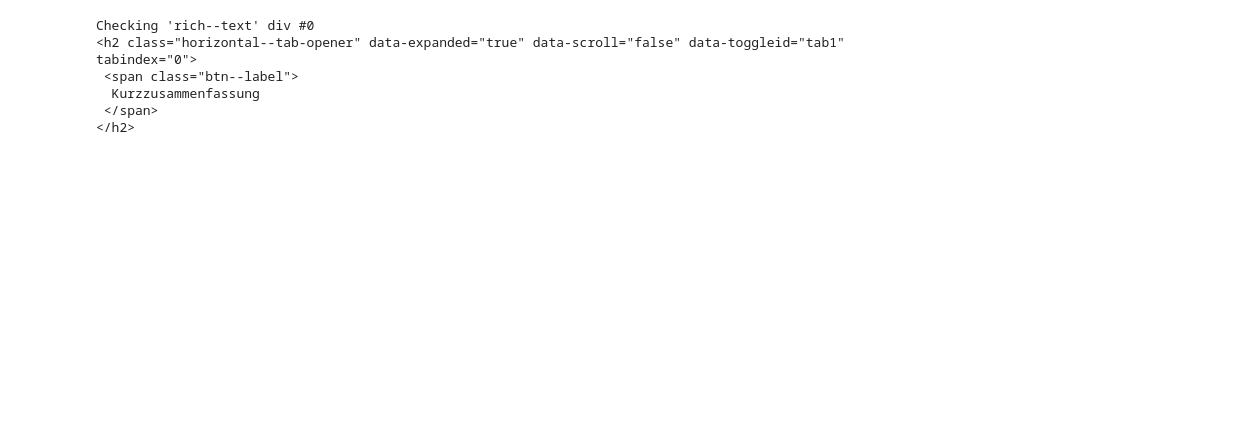
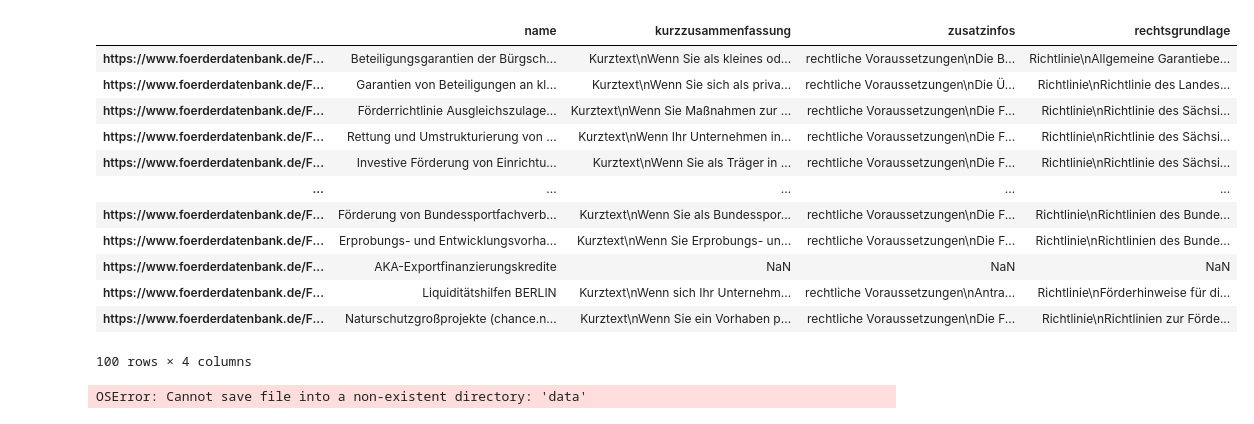
Before and after one commit to Citizen-Knowledge-Graph/datasources-dev, a Jupyter notebook: foerderdatenbank_scraper.ipynb, the cells around one changed output. Saved outputs shown, nothing was run; the diff lists cells and outputs as text; code cells hidden in the pictures; blank space fills up the shorter version.

Commit message:
added v1 of the funding csv, still contains errors like nan-values

```diff
--- a/foerderdatenbank_scraper.ipynb
+++ b/foerderdatenbank_scraper.ipynb
@@ -112,20 +62,0 @@ def extract_program_details(url):
-# %%
-# Extract details for each program
-program_details = []
-for link in program_links[:2]:
-    details = extract_program_details(link)
-    program_details.append(details)
-
-# Print the collected details
-for details in program_details:
-    print(f"Name: {details['name']}")
-    print(f"Tab 1: {details['tab1']}\n")
-    print(f"Tab 2: {details['tab2']}\n")
-    print(f"Tab 3: {details['tab3']}\n")
-# %% [output]
-Checking 'rich--text' div #0
-<h2 class="horizontal--tab-opener" data-expanded="true" data-scroll="false" data-toggleid="tab1" tabindex="0">
- <span class="btn--label">
-  Kurzzusammenfassung
- </span>
-</h2>
@@ -133,0 +63,40 @@ program_links_backup = program_links.copy()
+# %%
+def extract_program_details(url):
+    response = requests.get(url)
+    soup = BeautifulSoup(response.content, 'html.parser')
+
+    program_details = {}
+
+    name_tag = soup.find('h1', class_='title')
+    program_details["name"] = name_tag.get_text(strip=True) if name_tag else "No Name Found"
+
+    tab_names = [tab_h2.get_text().lower().strip() for tab_h2 in soup.find_all("h2", class_="horizontal--tab-opener")]
+
+    articles = soup.find_all("article", class_="content--tab-text")
+    for i in range(len(articles)):
+        tab_content = []
+        for child in articles[i].descendants:
+            if child.name in ['p', 'h3']:
+                tab_content.append(child.get_text(strip=True))
+        program_details[tab_names[i]] = "\n".join(tab_content)
+
+    return program_details
+# %%
+program_details = {}
+for link in tqdm(program_links[:100]):
+    program_details[link] = extract_program_details(link)
+    sleep(1)  # Be nice to the server
+# %% [output]
+|  | name | kurzzusammenfassung | zusatzinfos | rechtsgrundlage |
+| https://www.foerderdatenbank.de/F... | Beteiligungsgarantien der Bürgsch... | Kurztext\nWenn Sie als kleines od... | rechtliche Voraussetzungen\nDie B... | Richtlinie\nAllgemeine Garantiebe... |
+| https://www.foerderdatenbank.de/F... | Garantien von Beteiligungen an kl... | Kurztext\nWenn Sie sich als priva... | rechtliche Voraussetzungen\nDie Ü... | Richtlinie\nRichtlinie des Landes... |
+| https://www.foerderdatenbank.de/F... | Förderrichtlinie Ausgleichszulage... | Kurztext\nWenn Sie Maßnahmen zur ... | rechtliche Voraussetzungen\nDie F... | Richtlinie\nRichtlinie des Sächsi... |
+| https://www.foerderdatenbank.de/F... | Rettung und Umstrukturierung von ... | Kurztext\nWenn Ihr Unternehmen in... | rechtliche Voraussetzungen\nDie F... | Richtlinie\nRichtlinie des Sächsi... |
+| https://www.foerderdatenbank.de/F... | Investive Förderung von Einrichtu... | Kurztext\nWenn Sie als Träger in ... | rechtliche Voraussetzungen\nDie F... | Richtlinie\nRichtlinie des Sächsi... |
+| ... | ... | ... | ... | ... |
+| https://www.foerderdatenbank.de/F... | Förderung von Bundessportfachverb... | Kurztext\nWenn Sie als Bundesspor... | rechtliche Voraussetzungen\nDie F... | Richtlinie\nRichtlinien des Bunde... |
+| https://www.foerderdatenbank.de/F... | Erprobungs- und Entwicklungsvorha... | Kurztext\nWenn Sie Erprobungs- un... | rechtliche Voraussetzungen\nDie F... | Richtlinie\nRichtlinien des Bunde... |
+| https://www.foerderdatenbank.de/F... | AKA-Exportfinanzierungskredite | NaN | NaN | NaN |
+| https://www.foerderdatenbank.de/F... | Liquiditätshilfen BERLIN | Kurztext\nWenn sich Ihr Unternehm... | rechtliche Voraussetzungen\nAntra... | Richtlinie\nFörderhinweise für di... |
+| https://www.foerderdatenbank.de/F... | Naturschutzgroßprojekte (chance.n... | Kurztext\nWenn Sie ein Vorhaben p... | rechtliche Voraussetzungen\nDie F... | Richtlinie\nRichtlinien zur Förde... |
+100 rows × 4 columns
@@ -133,0 +105,4 @@ program_links_backup = program_links.copy()
+# %%
+funding_programs.to_csv("data/funding_programs.csv", index_label="url")
+# %% [output]
+OSError: Cannot save file into a non-existent directory: 'data'
```
Also changed, not shown: parts of 5 cells of this notebook, 1 other file.
